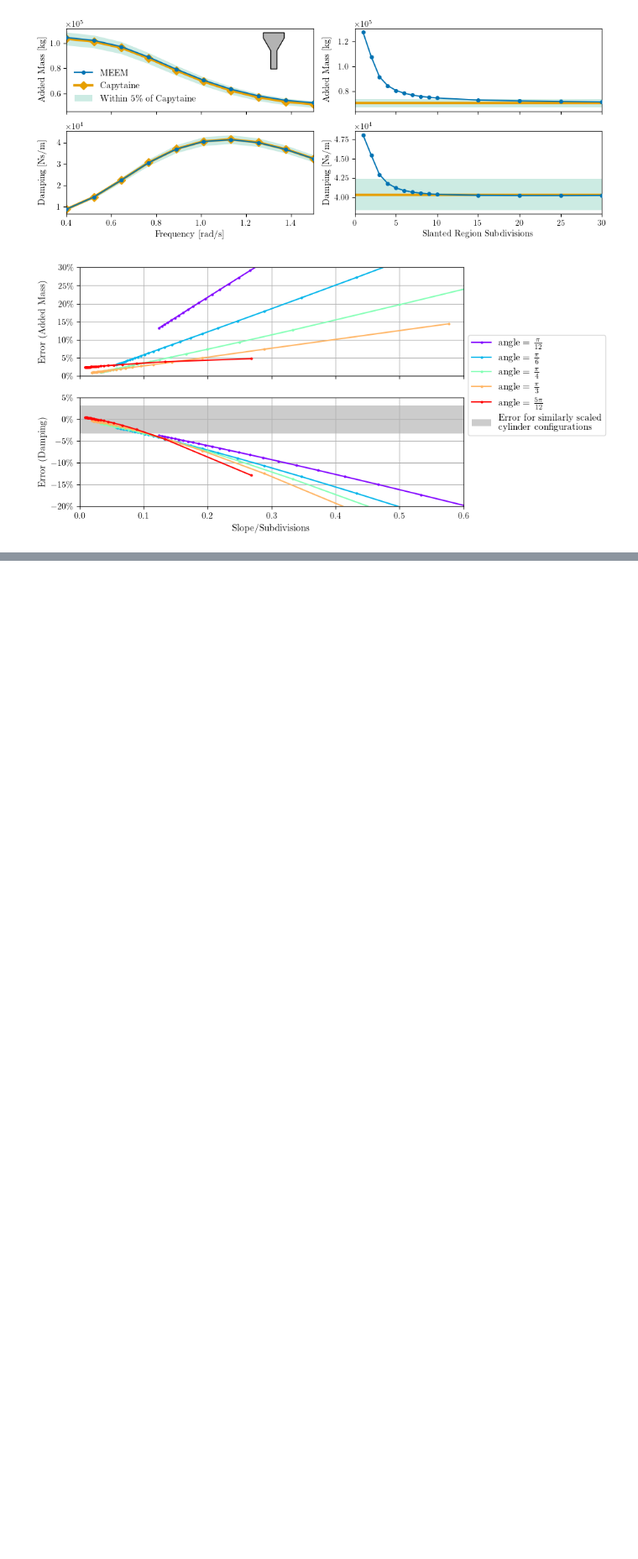
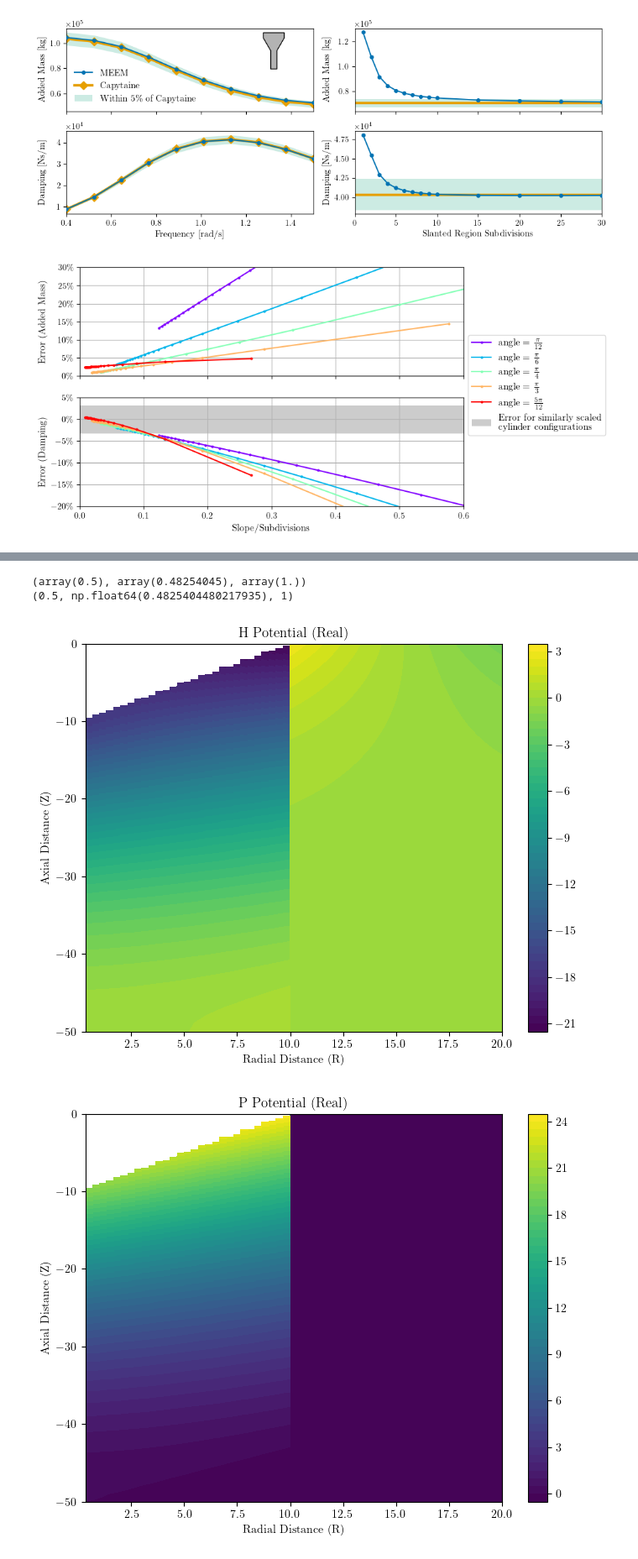
Before and after one commit to symbiotic-engineering/OpenFLASH, a Jupyter notebook: analysis/slant_data_plots.ipynb, the cells around one changed output, grey strips where cells are left out. Shown at 84% size. Drawn from its saved outputs; the diff is of its cells as text; code cells hidden in the pictures; blank space fills up the shorter version.

Commit message:
Slant potential plotting and debugging (incomplete + needs cleanup)

```diff
--- a/analysis/slant_data_plots.ipynb
+++ b/analysis/slant_data_plots.ipynb
@@ -433,0 +461,44 @@ def apply_slanted_outline(css, R, Z, phi, a_list, d_in, d_out):
+# %%
+def engine_values(h, d, a, region, n, r, z):
+  v1 = (R_1n_vectorized(n, r, region, h, d, a))
+  v2 = (R_2n_vectorized(n, r, region, a, h, d))
+  v3 = (Z_n_i_vectorized(n, z, region, h, d))
+  return (v1, v2, v3)
+
+def prob_values(prob, region, n, r, z):
+  v1 = (prob.R_1n(n, r, region))
+  v2 = (prob.R_2n(n, r, region))
+  v3 = (prob.Z_n_i(n, z, region))
+  return v1, v2, v3
+
+for n in range(0, 400):
+  if not engine_values(h, d_list, a_list, 3, n, 3.5, -10) == prob_values(prob, 3, n, 3.5, -10):
+    print(n)
+
+print(engine_values(h, d_list, a_list, 3, 0, 3.5, -10))
+print(prob_values(prob, 3, 0, 3.5, -10))
+# %% [output]
+(array(0.5), array(0.48254045), array(1.))
+(0.5, np.float64(0.4825404480217935), 1)
+# %%
+arrangement = ConcentricBodyGroup([SteppedBody(a=np.array(a_list), d=np.array(d_list), slant_angle= np.zeros_like(a_list), heaving=True)])
+geometry_sweep = BasicRegionGeometry(body_arrangement=arrangement, h=h, NMK=NMK)
+problem = MEEMProblem(geometry_sweep)
+problem.set_frequencies(np.array([omega_val]))
+engine = MEEMEngine(problem_list=[problem])
+
+X = np.array([item for sublist in potential_data["cs-prime"] for item in sublist])
+potentials = engine.calculate_potentials(problem=problem, solution_vector=X, m0=m0, spatial_res=50, sharp=True)
+
+R = potentials['R']
+Z = potentials['Z']
+phi_abs = np.real(potentials['phi'])
+fig, ax = engine.visualize_potential(np.real(potentials['phiH']), R, Z, "H Potential (Real)")
+plt.show()
+fig, ax = engine.visualize_potential(np.real(potentials['phiP']), R, Z, "P Potential (Real)")
+plt.show()
+fig, ax = engine.visualize_potential(np.real(potentials['phi']), R, Z, "Potential (Real)")
+plt.show()
+# %% [output]
+[figure, added]
+[figure, added]
```
Also changed, not shown: parts of 10 cells of this notebook, 5 other files.
